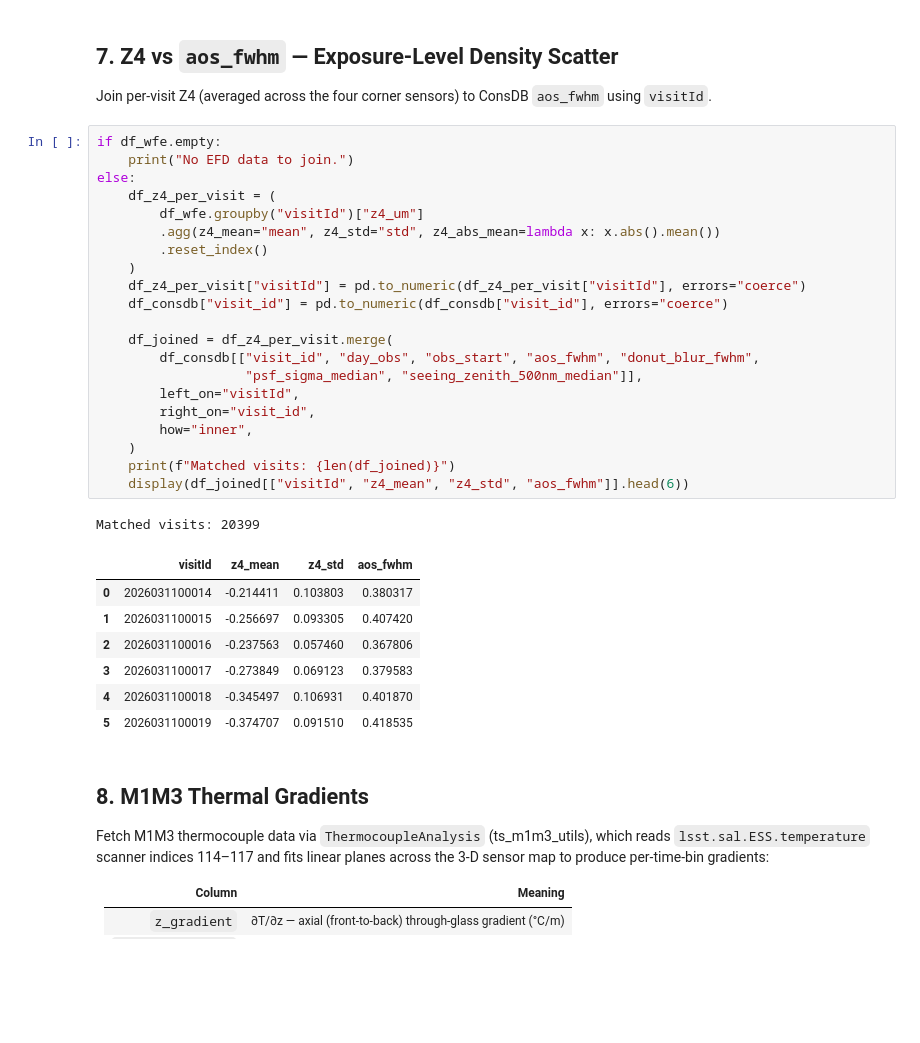
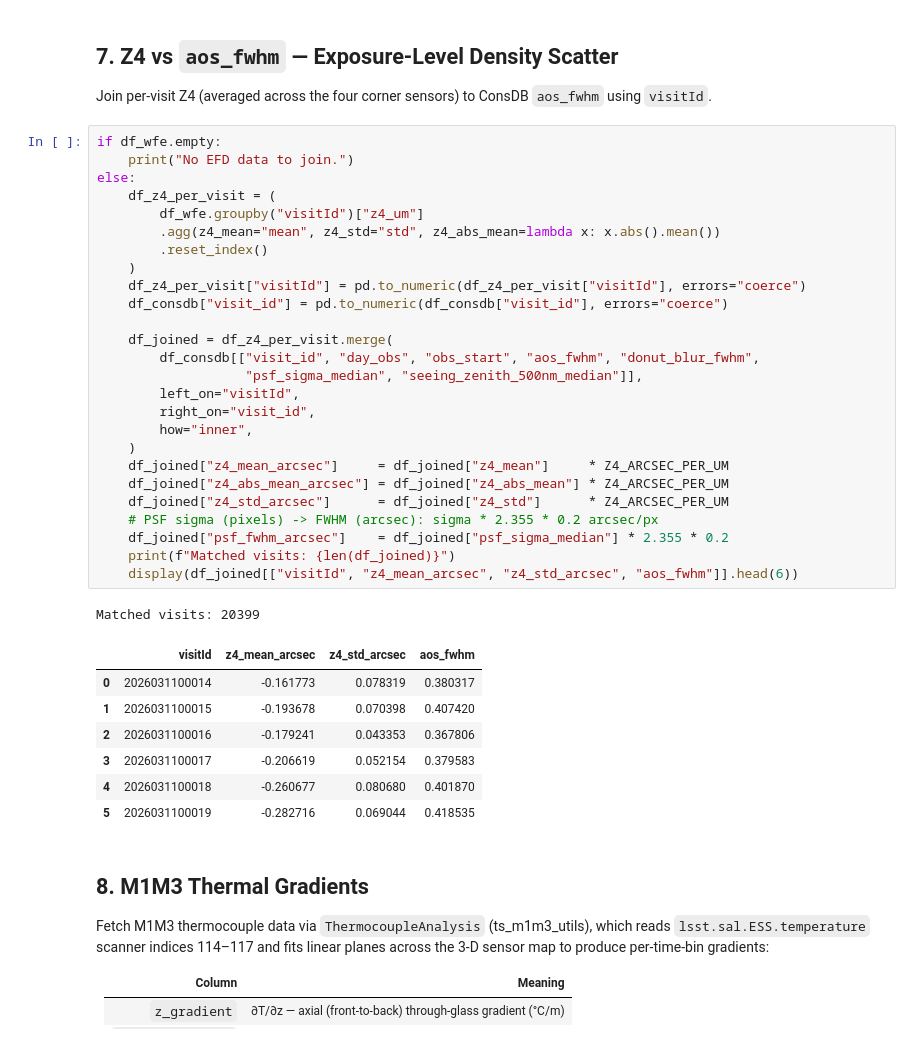
Before and after one commit to bstalder/notebooks, a Jupyter notebook: earlyoperations/optical_psf/MTAOS_Z4_Focus_Trends.ipynb, the cells around one changed output. Saved outputs shown, nothing was run; the diff lists cells and outputs as text; blank space fills up the shorter version.

```diff
--- a/earlyoperations/optical_psf/MTAOS_Z4_Focus_Trends.ipynb
+++ b/earlyoperations/optical_psf/MTAOS_Z4_Focus_Trends.ipynb
@@ -415,33 +415,38 @@ Join per-visit Z4 (averaged across the four corner sensors) to ConsDB
 # %%
 if df_wfe.empty:
     print("No EFD data to join.")
 else:
     df_z4_per_visit = (
         df_wfe.groupby("visitId")["z4_um"]
         .agg(z4_mean="mean", z4_std="std", z4_abs_mean=lambda x: x.abs().mean())
         .reset_index()
     )
     df_z4_per_visit["visitId"] = pd.to_numeric(df_z4_per_visit["visitId"], errors="coerce")
     df_consdb["visit_id"] = pd.to_numeric(df_consdb["visit_id"], errors="coerce")
 
     df_joined = df_z4_per_visit.merge(
         df_consdb[["visit_id", "day_obs", "obs_start", "aos_fwhm", "donut_blur_fwhm",
                    "psf_sigma_median", "seeing_zenith_500nm_median"]],
         left_on="visitId",
         right_on="visit_id",
         how="inner",
     )
+    df_joined["z4_mean_arcsec"]     = df_joined["z4_mean"]     * Z4_ARCSEC_PER_UM
+    df_joined["z4_abs_mean_arcsec"] = df_joined["z4_abs_mean"] * Z4_ARCSEC_PER_UM
+    df_joined["z4_std_arcsec"]      = df_joined["z4_std"]      * Z4_ARCSEC_PER_UM
+    # PSF sigma (pixels) -> FWHM (arcsec): sigma * 2.355 * 0.2 arcsec/px
+    df_joined["psf_fwhm_arcsec"]    = df_joined["psf_sigma_median"] * 2.355 * 0.2
     print(f"Matched visits: {len(df_joined)}")
-    display(df_joined[["visitId", "z4_mean", "z4_std", "aos_fwhm"]].head(6))
+    display(df_joined[["visitId", "z4_mean_arcsec", "z4_std_arcsec", "aos_fwhm"]].head(6))
 # %% [output]
 Matched visits: 20399
-|  | visitId | z4_mean | z4_std | aos_fwhm |
-| 0 | 2026031100014 | -0.214411 | 0.103803 | 0.380317 |
-| 1 | 2026031100015 | -0.256697 | 0.093305 | 0.407420 |
-| 2 | 2026031100016 | -0.237563 | 0.057460 | 0.367806 |
-| 3 | 2026031100017 | -0.273849 | 0.069123 | 0.379583 |
-| 4 | 2026031100018 | -0.345497 | 0.106931 | 0.401870 |
-| 5 | 2026031100019 | -0.374707 | 0.091510 | 0.418535 |
+|  | visitId | z4_mean_arcsec | z4_std_arcsec | aos_fwhm |
+| 0 | 2026031100014 | -0.161773 | 0.078319 | 0.380317 |
+| 1 | 2026031100015 | -0.193678 | 0.070398 | 0.407420 |
+| 2 | 2026031100016 | -0.179241 | 0.043353 | 0.367806 |
+| 3 | 2026031100017 | -0.206619 | 0.052154 | 0.379583 |
+| 4 | 2026031100018 | -0.260677 | 0.080680 | 0.401870 |
+| 5 | 2026031100019 | -0.282716 | 0.069044 | 0.418535 |
 # %% [markdown]
 ## 8. M1M3 Thermal Gradients
 
```
Also changed, not shown: parts of 3 cells of this notebook, 1 other file.
